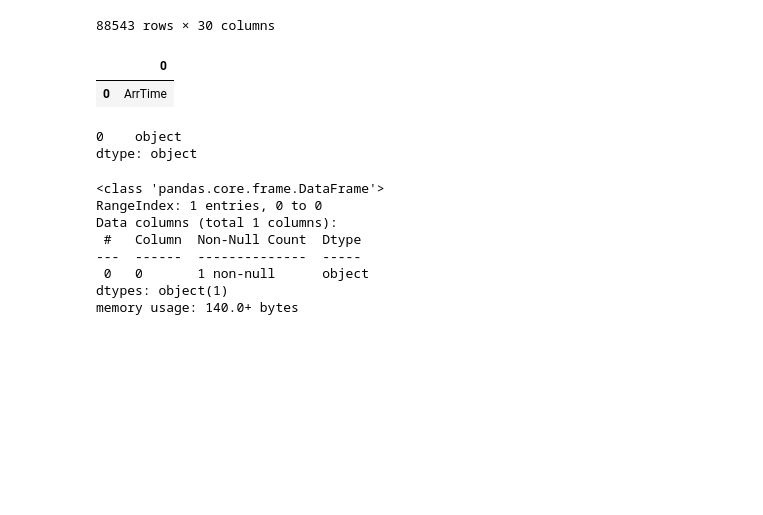
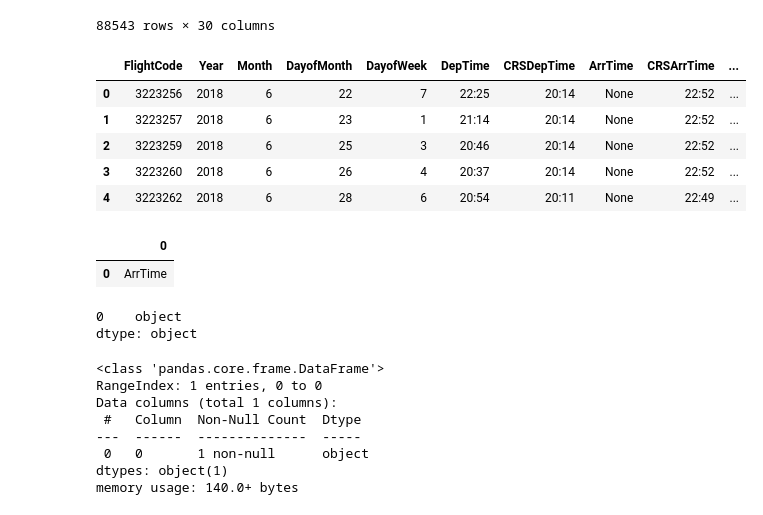
Before and after one commit to bhupii77/Digipodium-AB, a Jupyter notebook: flight_data_analysis/analysis.ipynb, the cells around one changed output. Drawn from its saved outputs; the diff is of its cells as text; code cells hidden in the pictures; blank space fills up the shorter version.

Commit message:
drop column

```diff
--- a/flight_data_analysis/analysis.ipynb
+++ b/flight_data_analysis/analysis.ipynb
@@ -174,6 +174,17 @@ df
 | 88541 | 3505045 | 2018 | 6 | 22 | 7 | 16:07 | 15:35 | None | 19:15 | ... |
 | 88542 | 3505046 | 2018 | 6 | 23 | 1 | 16:08 | 15:35 | None | 19:15 | ... |
 88543 rows × 30 columns
+# %%
+cols_to_drop = ['TailNum','TaxiIn','TaxiOut','CancellationCode','Diverted','CarrierDelay','WeatherDelay','NASDelay','SecurityDelay','LateAircaftDelay']
+df.drop(columns= cols_to_drop, inplace=True)
+df.head()
+# %% [output]
+|  | FlightCode | Year | Month | DayofMonth | DayofWeek | DepTime | CRSDepTime | ArrTime | CRSArrTime | ... |
+| 0 | 3223256 | 2018 | 6 | 22 | 7 | 22:25 | 20:14 | None | 22:52 | ... |
+| 1 | 3223257 | 2018 | 6 | 23 | 1 | 21:14 | 20:14 | None | 22:52 | ... |
+| 2 | 3223259 | 2018 | 6 | 25 | 3 | 20:46 | 20:14 | None | 22:52 | ... |
+| 3 | 3223260 | 2018 | 6 | 26 | 4 | 20:37 | 20:14 | None | 22:52 | ... |
+| 4 | 3223262 | 2018 | 6 | 28 | 6 | 20:54 | 20:11 | None | 22:49 | ... |
 # %%
 df.convert_dtypes({'convert_floating= True'})
 # %% [output]
```
